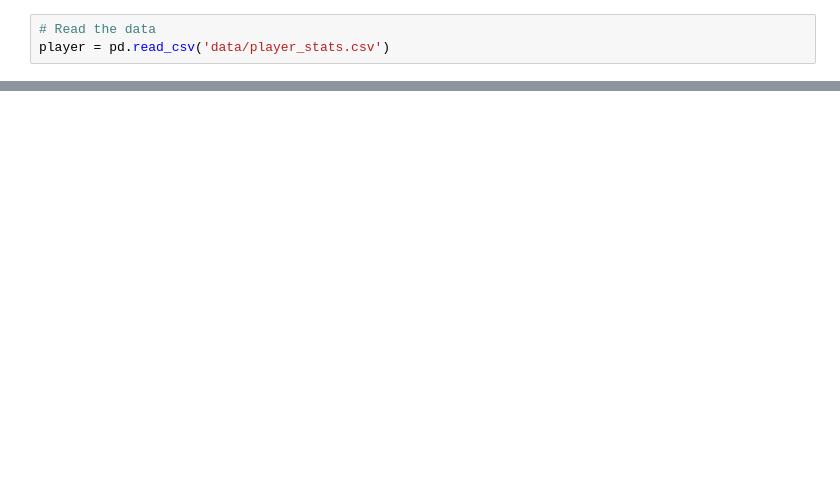
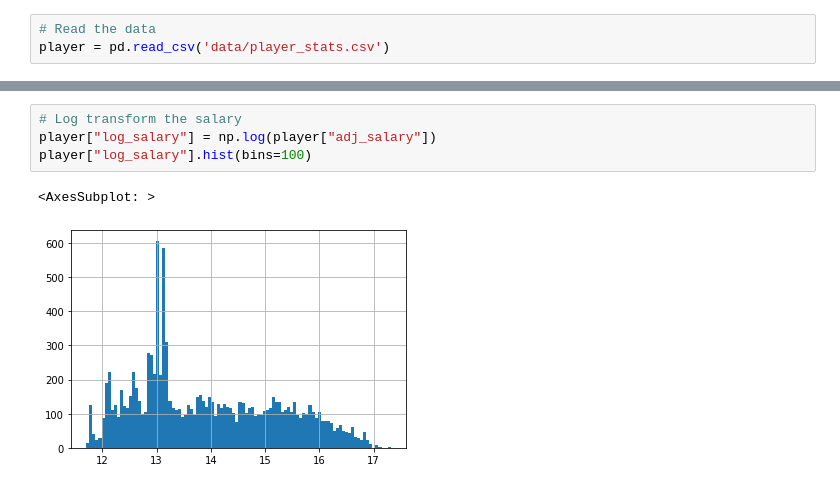
Before and after one commit to ghelms/MoneyBall-2.0, a Jupyter notebook: RQ4.ipynb, the cells around one changed output, grey strips where cells are left out. Cells and saved outputs as stored; diff of their text form; blank space fills up the shorter version.

```diff
--- a/RQ4.ipynb
+++ b/RQ4.ipynb
@@ -12,0 +21,7 @@ player = player.dropna(subset=['salary'])
+# %%
+# Log transform the salary
+player["log_salary"] = np.log(player["adj_salary"])
+player["log_salary"].hist(bins=100)
+# %% [output]
+<AxesSubplot: >
+[figure, added]
```
Also changed, not shown: parts of 6 cells of this notebook, 2 other files.
